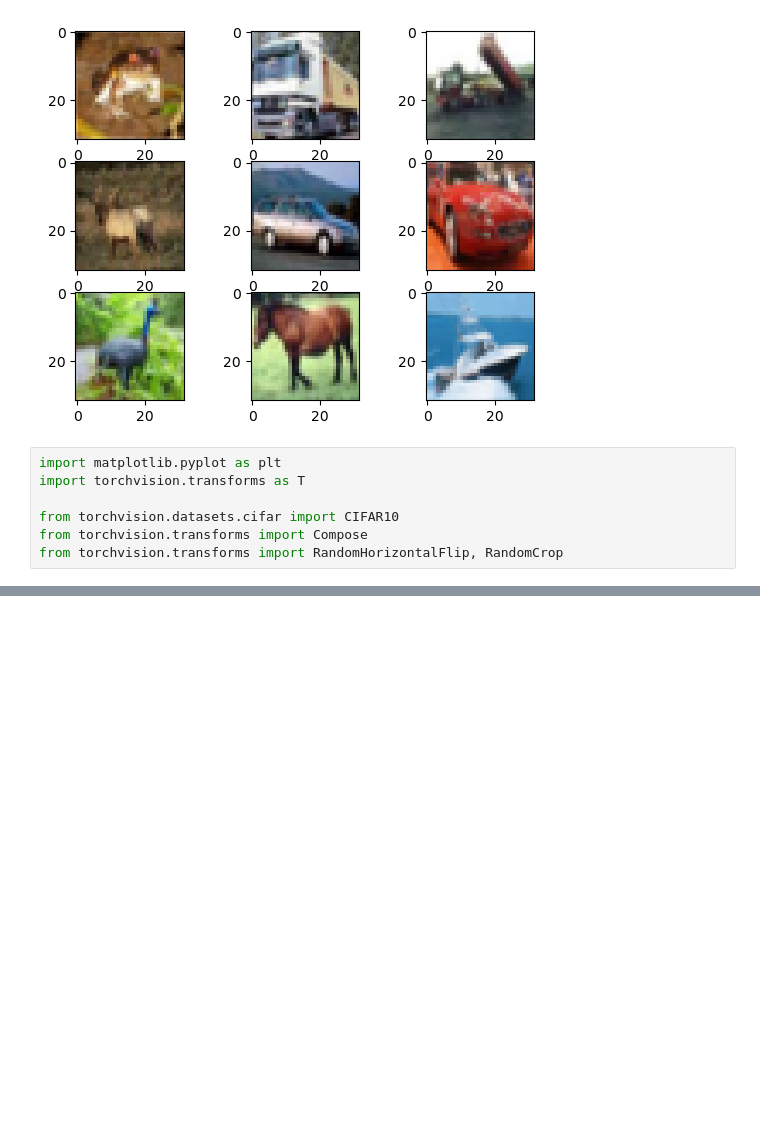
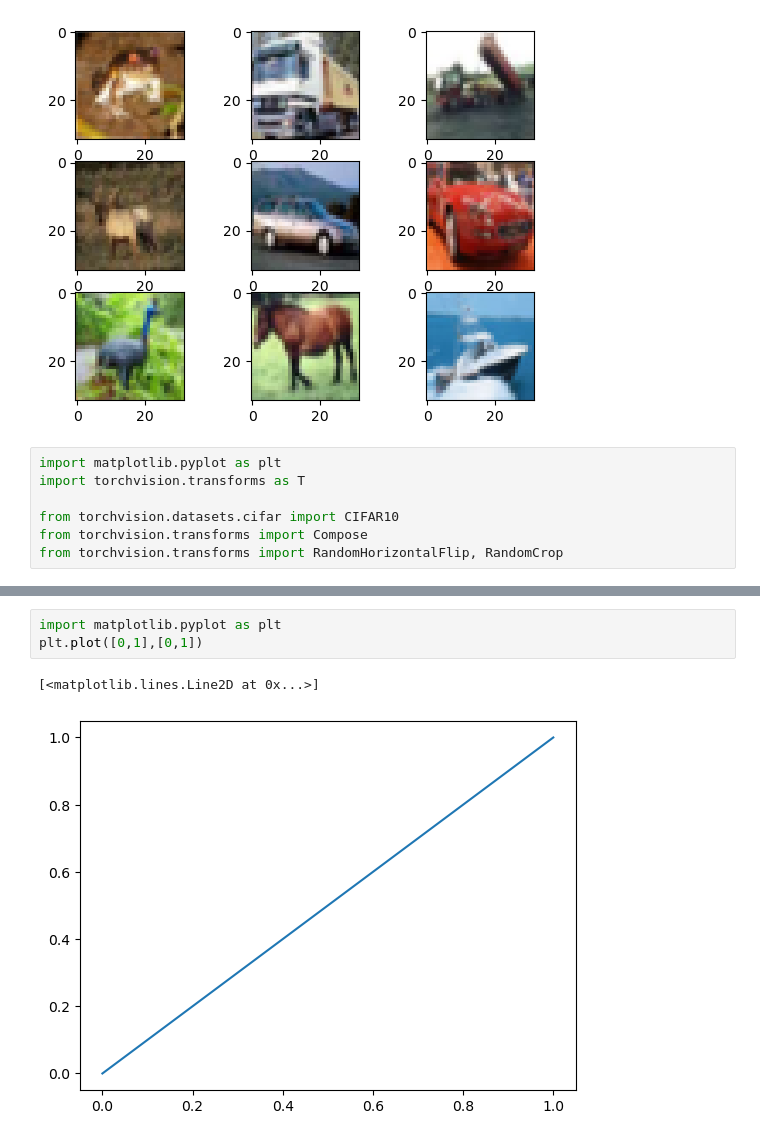
Before and after one commit to syshin0116/SeSAC, a Jupyter notebook: 김경훈교수님/텐초의 파이토치 딥러닝 특강/4장.CNN과 VGG-사진 분류하기.ipynb, the cells around one changed output, grey strips where cells are left out. Saved outputs shown, nothing was run; the diff lists cells and outputs as text; blank space fills up the shorter version.

```diff
--- a/김경훈교수님/텐초의 파이토치 딥러닝 특강/4장.CNN과 VGG-사진 분류하기.ipynb
+++ b/김경훈교수님/텐초의 파이토치 딥러닝 특강/4장.CNN과 VGG-사진 분류하기.ipynb
@@ -62,0 +294,6 @@ Files already downloaded and verified
+# %%
+import matplotlib.pyplot as plt
+plt.plot([0,1],[0,1])
+# %% [output]
+[<matplotlib.lines.Line2D at 0x...>]
+[figure, added]
```
Also changed, not shown: parts of 13 cells of this notebook, 3 other files.
